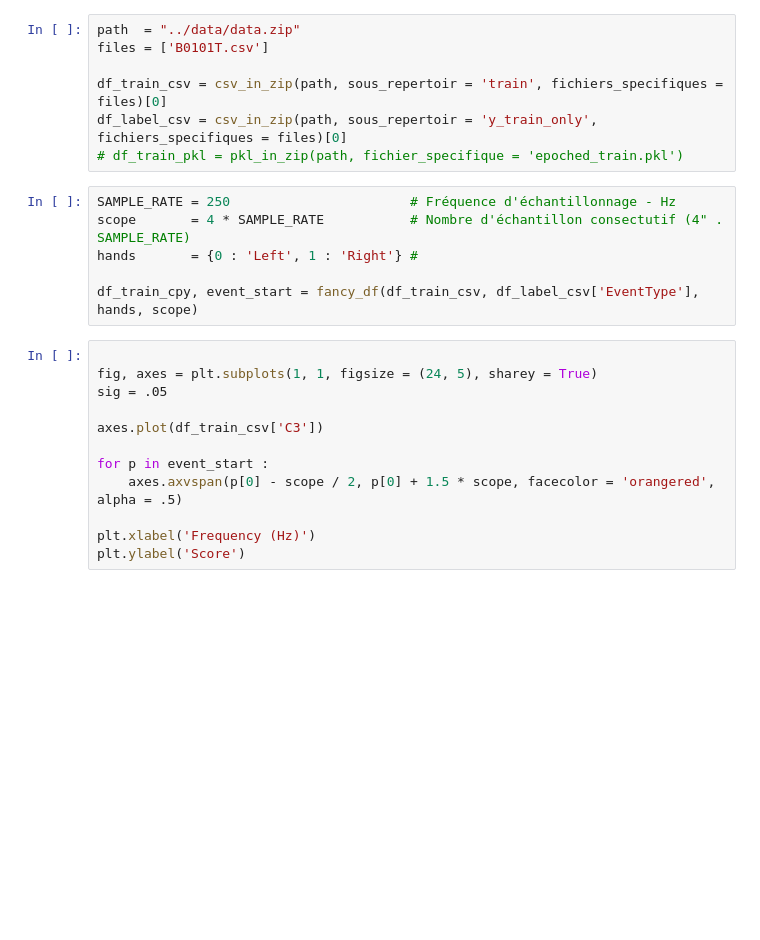
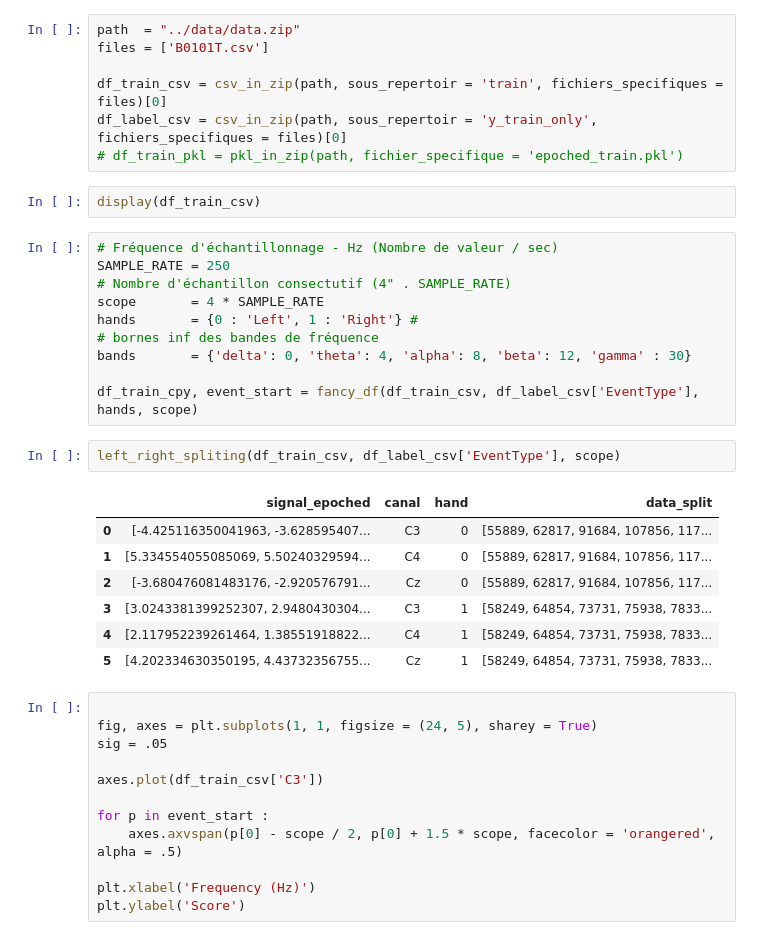
Before and after one commit to philippe-dpz/EEG_proj_repo, a Jupyter notebook: notebooks/Brn_EEG.ipynb, the cells around one changed output. Drawn from its saved outputs; the diff is of its cells as text; blank space fills up the shorter version.

```diff
--- a/notebooks/Brn_EEG.ipynb
+++ b/notebooks/Brn_EEG.ipynb
@@ -305,12 +263,28 @@ files = ['B0101T.csv']
 df_train_csv = csv_in_zip(path, sous_repertoir = 'train', fichiers_specifiques = files)[0]
 df_label_csv = csv_in_zip(path, sous_repertoir = 'y_train_only', fichiers_specifiques = files)[0]
 # df_train_pkl = pkl_in_zip(path, fichier_specifique = 'epoched_train.pkl')
+# %%
+display(df_train_csv)
 # %%
-SAMPLE_RATE = 250                       # Fréquence d'échantillonnage - Hz
-scope       = 4 * SAMPLE_RATE           # Nombre d'échantillon consectutif (4" . SAMPLE_RATE)
+# Fréquence d'échantillonnage - Hz (Nombre de valeur / sec)
+SAMPLE_RATE = 250
+# Nombre d'échantillon consectutif (4" . SAMPLE_RATE)
+scope       = 4 * SAMPLE_RATE
 hands       = {0 : 'Left', 1 : 'Right'} #
+# bornes inf des bandes de fréquence
+bands       = {'delta': 0, 'theta': 4, 'alpha': 8, 'beta': 12, 'gamma' : 30}
 
 df_train_cpy, event_start = fancy_df(df_train_csv, df_label_csv['EventType'], hands, scope)
+# %%
+left_right_spliting(df_train_csv, df_label_csv['EventType'], scope)
+# %% [output]
+|  | signal_epoched | canal | hand | data_split |
+| 0 | [-4.425116350041963, -3.628595407... | C3 | 0 | [55889, 62817, 91684, 107856, 117... |
+| 1 | [5.334554055085069, 5.50240329594... | C4 | 0 | [55889, 62817, 91684, 107856, 117... |
+| 2 | [-3.680476081483176, -2.920576791... | Cz | 0 | [55889, 62817, 91684, 107856, 117... |
+| 3 | [3.0243381399252307, 2.9480430304... | C3 | 1 | [58249, 64854, 73731, 75938, 7833... |
+| 4 | [2.117952239261464, 1.38551918822... | C4 | 1 | [58249, 64854, 73731, 75938, 7833... |
+| 5 | [4.202334630350195, 4.43732356755... | Cz | 1 | [58249, 64854, 73731, 75938, 7833... |
 # %%
 
 fig, axes = plt.subplots(1, 1, figsize = (24, 5), sharey = True)
```
Also changed, not shown: parts of 2 cells of this notebook.
